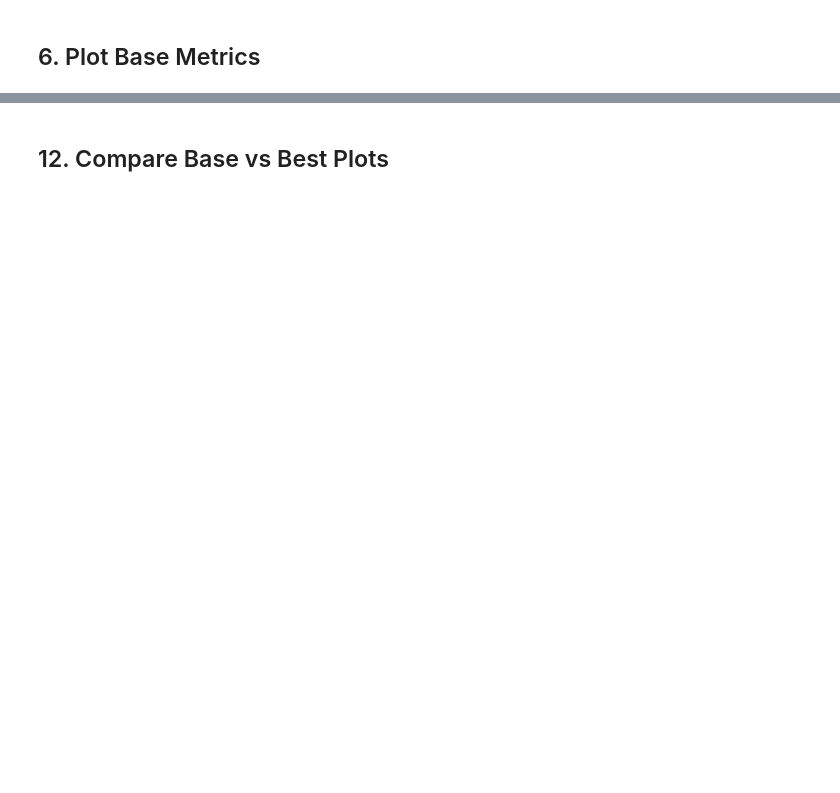
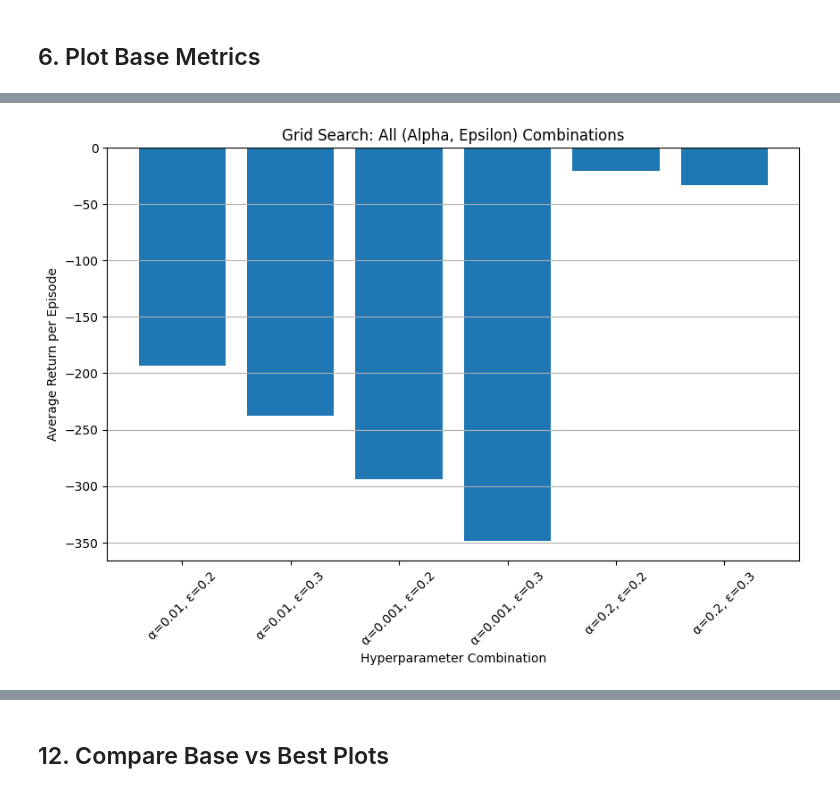
Before and after one commit to JariusBedward-8841640/CSCN8020_A2JB, a Jupyter notebook: taxi_Qlearning.ipynb, the cells around one changed output, grey strips where cells are left out. Drawn from its saved outputs; the diff is of its cells as text; code cells hidden in the pictures; blank space fills up the shorter version.

```diff
--- a/taxi_Qlearning.ipynb
+++ b/taxi_Qlearning.ipynb
@@ -392,8 +457,81 @@ The best α & γ are chosen
 # %%
-best_alpha = 0.1 #place holder for right now still shoudl analyze plots more
-best_gamma = 0.9
+alpha_values = [0.01, 0.001, 0.2]
+epsilon_values = [0.2, 0.3]
 
-Q_best, steps_best, rewards_best = train_q_learning("Best_Combination", best_alpha, best_gamma, 0.1, log_to_file=True)
+grid_results = {}
 
-summarize_results("BEST_COMBINATION", steps_best, rewards_best)
+best_score = -float("inf")
+best_alpha = None
+best_epsilon = None
+
+for alpha in alpha_values:
+    for epsilon in epsilon_values:
+
+        name = f"ALPHA_{alpha}_EPS_{epsilon}"
+
+        Q, steps, rewards = train_q_learning(
+            name=name,
+            alpha=alpha,
+            gamma=0.9,      #fixed gamma
+            epsilon=epsilon,
+            log_to_file=False
+        )
+
+        avg_return = np.mean(rewards)
+        avg_steps = np.mean(steps)
+
+        grid_results[(alpha, epsilon)] = {
+            "avg_return": avg_return,
+            "avg_steps": avg_steps
+        }
+
+        print(f"{name} -> Avg Return: {avg_return:.3f}, Avg Steps: {avg_steps:.3f}")
+
+        #Track the best combination
+        if avg_return > best_score:
+            best_score = avg_return
+            best_alpha = alpha
+            best_epsilon = epsilon
+
+
+# Plots of different combination
+labels = []
+avg_returns = []
+
+for (alpha, epsilon), metrics in grid_results.items():
+    labels.append(f"α={alpha}, ε={epsilon}")
+    avg_returns.append(metrics["avg_return"])
+
+plt.figure(figsize=(10,6))
+plt.bar(labels, avg_returns)
+
+plt.title("Grid Search: All (Alpha, Epsilon) Combinations")
+plt.xlabel("Hyperparameter Combination")
+plt.ylabel("Average Return per Episode")
+plt.xticks(rotation=45)
+plt.grid(axis='y')
+
+plt.show()
+
+
+print("\n===== Best Combination Found =====")
+print("Best Alpha:", best_alpha)
+print("Best Epsilon:", best_epsilon)
+print("Best Average Return:", best_score)
+
+
+
+
+# ----- Retrain using the best combo -----
+
+Q_best, steps_best, rewards_best = train_q_learning(
+    name="Best_Combination",
+    alpha=best_alpha,
+    gamma=0.9,
+    epsilon=best_epsilon,
+    log_to_file=True
+)
+
+
+summarize_results("Best_Combination", steps_best, rewards_best)
 # %% [output]
@@ -405,0 +549 @@ Average Steps: 29.829
+[figure, added]
```
Also changed, not shown: parts of 20 cells of this notebook.
